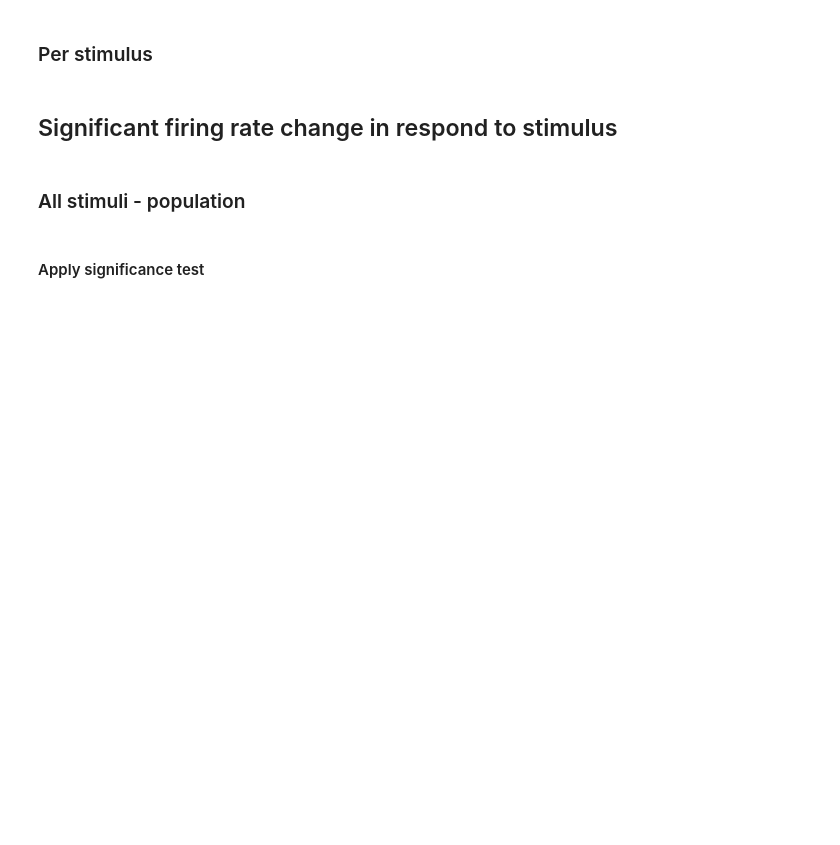
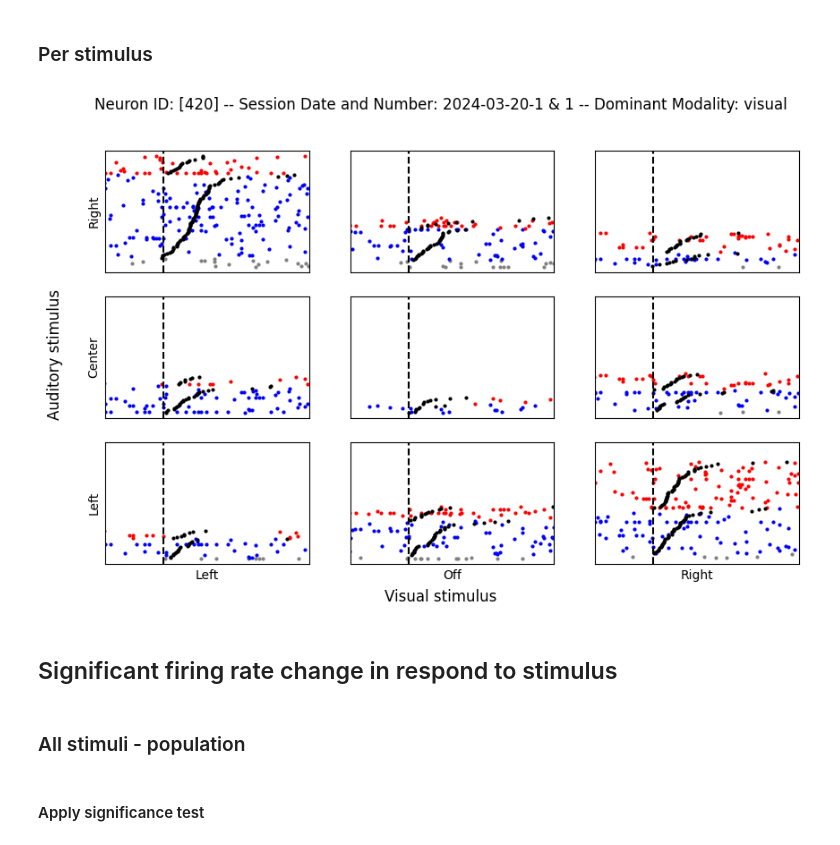
Before and after one commit to serkanshentyurk/rotation_cortex, a Jupyter notebook: v1.ipynb, the cells around one changed output. Cells and saved outputs as stored; diff of their text form; code cells hidden in the pictures; blank space fills up the shorter version.

```diff
--- a/v1.ipynb
+++ b/v1.ipynb
@@ -187,5 +106,10 @@ plt.tight_layout(rect=[1, 0, 1, 0.95])
 # %% [markdown]
 ### Per stimulus
+# %%
+obj = data.session_data_obj[1]
+obj.plot_spike_raster_table(neuron_ids = 420, first_move = True, sort_choice_loc = True, sort_response_time = True)
+# %% [output]
+[figure, added]
 # %% [markdown]
 ## Significant firing rate change in respond to stimulus
 # %% [markdown]
```
Also changed, not shown: parts of 22 cells of this notebook, 2 other files.
